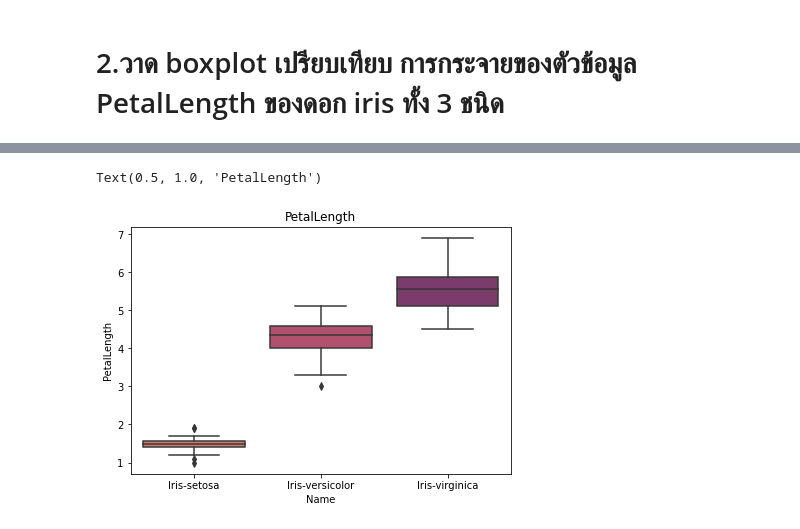
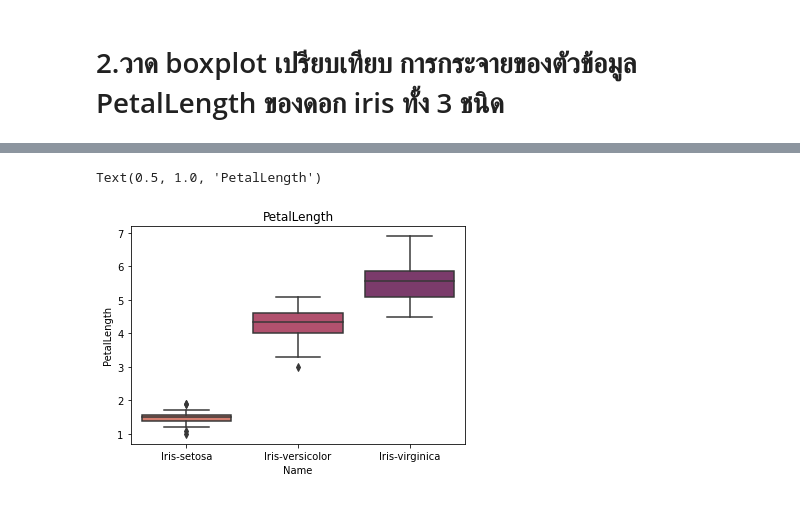
Before and after one commit to Chanunchida-May/data_viz_2022, a Jupyter notebook: DataViz02_Data_Distribution.ipynb, the cells around one changed output, grey strips where cells are left out. Saved outputs shown, nothing was run; the diff lists cells and outputs as text; code cells hidden in the pictures.

```diff
--- a/DataViz02_Data_Distribution.ipynb
+++ b/DataViz02_Data_Distribution.ipynb
@@ -337,7 +337,7 @@ Text(0.5, 1.0, 'PetalLength')
 # %%
-plt.subplot(2,2,1)
+plt.subplot(1,1,1)  #subplot(เเถว,คอลัมน์,ลำดับของกราฟ) | มี 1 เเถว 1 คอลัมน์ เเละมีกราฟอยู่ตำเเหน่งที่ 1
 sns.boxplot(x='Name', y='PetalLength', data=df,palette="flare") #กำหนดเเกน x เป็น คอลัมน์ Name , เเกน y เป็น 'PetalLength' , ใช้คำสั่งpalette เพื่อกำหนดสี
-plt.title('PetalLength') #กำหนอชื่อตารางเป็น PetalLength
+plt.title('PetalLength') #กำหนดชื่อตารางเป็น PetalLength
 # %% [output]
 Text(0.5, 1.0, 'PetalLength')
-[figure, old version]
+[figure, new version]
```
Also changed, not shown: parts of 5 cells of this notebook.
